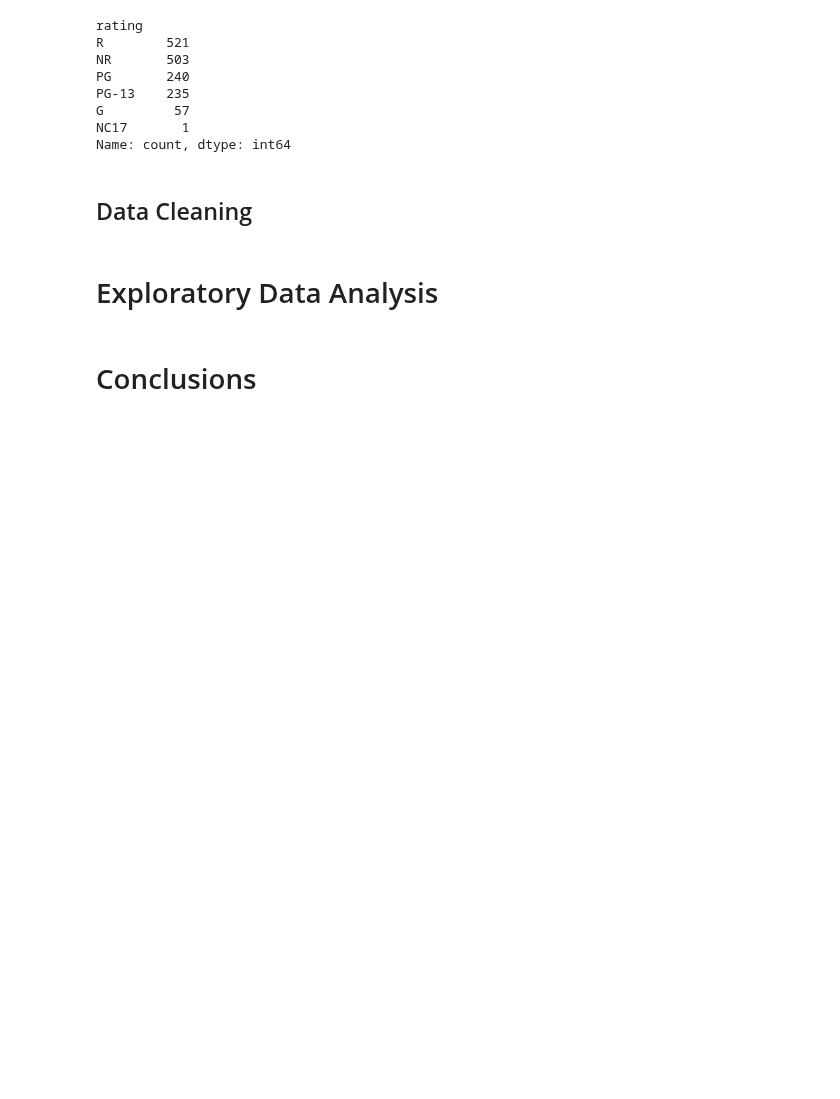
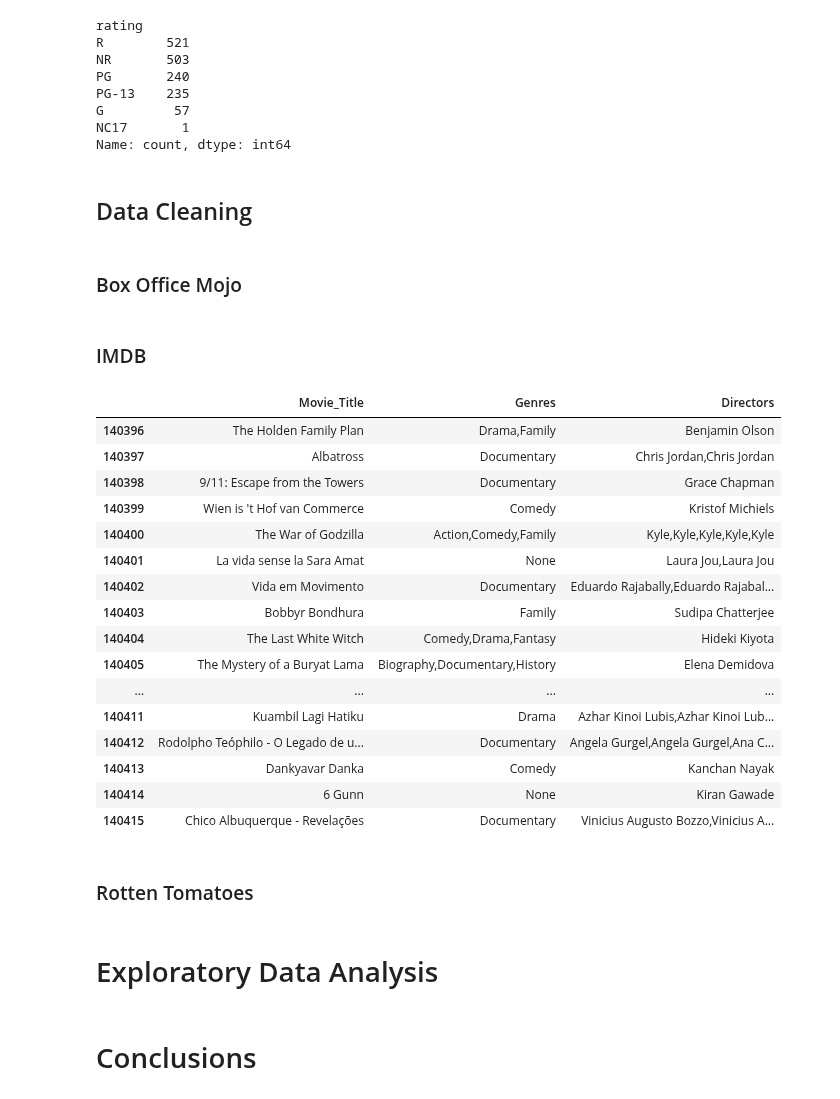
Before and after one commit to scarlettvalentin/movie_studio_project, a Jupyter notebook: notebook.ipynb, the cells around one changed output. Drawn from its saved outputs; the diff is of its cells as text; code cells hidden in the pictures; blank space fills up the shorter version.

```diff
--- a/notebook.ipynb
+++ b/notebook.ipynb
@@ -177,6 +262,48 @@ NC17       1
 Name: count, dtype: int64
 # %% [markdown]
 ## Data Cleaning
+# %% [markdown]
+### Box Office Mojo
+# %% [markdown]
+### IMDB
+# %%
+# Join the three tables into one dataframe
+
+query_imdb = """
+
+SELECT mb.primary_title AS Movie_Title, mb.genres AS Genres, GROUP_CONCAT(p.primary_name) AS Directors
+  FROM movie_basics AS mb
+  JOIN directors AS d
+ USING (movie_id)
+  JOIN persons AS p
+ USING (person_id)
+GROUP BY movie_id
+
+"""
+
+imdb_df = pd.read_sql(query_imdb, conn)
+
+imdb_df.tail(20)
+# %% [output]
+|  | Movie_Title | Genres | Directors |
+| 140396 | The Holden Family Plan | Drama,Family | Benjamin Olson |
+| 140397 | Albatross | Documentary | Chris Jordan,Chris Jordan |
+| 140398 | 9/11: Escape from the Towers | Documentary | Grace Chapman |
+| 140399 | Wien is 't Hof van Commerce | Comedy | Kristof Michiels |
+| 140400 | The War of Godzilla | Action,Comedy,Family | Kyle,Kyle,Kyle,Kyle,Kyle |
+| 140401 | La vida sense la Sara Amat | None | Laura Jou,Laura Jou |
+| 140402 | Vida em Movimento | Documentary | Eduardo Rajabally,Eduardo Rajabal... |
+| 140403 | Bobbyr Bondhura | Family | Sudipa Chatterjee |
+| 140404 | The Last White Witch | Comedy,Drama,Fantasy | Hideki Kiyota |
+| 140405 | The Mystery of a Buryat Lama | Biography,Documentary,History | Elena Demidova |
+| ... | ... | ... | ... |
+| 140411 | Kuambil Lagi Hatiku | Drama | Azhar Kinoi Lubis,Azhar Kinoi Lub... |
+| 140412 | Rodolpho Teóphilo - O Legado de u... | Documentary | Angela Gurgel,Angela Gurgel,Ana C... |
+| 140413 | Dankyavar Danka | Comedy | Kanchan Nayak |
+| 140414 | 6 Gunn | None | Kiran Gawade |
+| 140415 | Chico Albuquerque - Revelações | Documentary | Vinicius Augusto Bozzo,Vinicius A... |
+# %% [markdown]
+### Rotten Tomatoes
 # %% [markdown]
 # Exploratory Data Analysis
 # %% [markdown]
```
Also changed, not shown: parts of 12 cells of this notebook.
